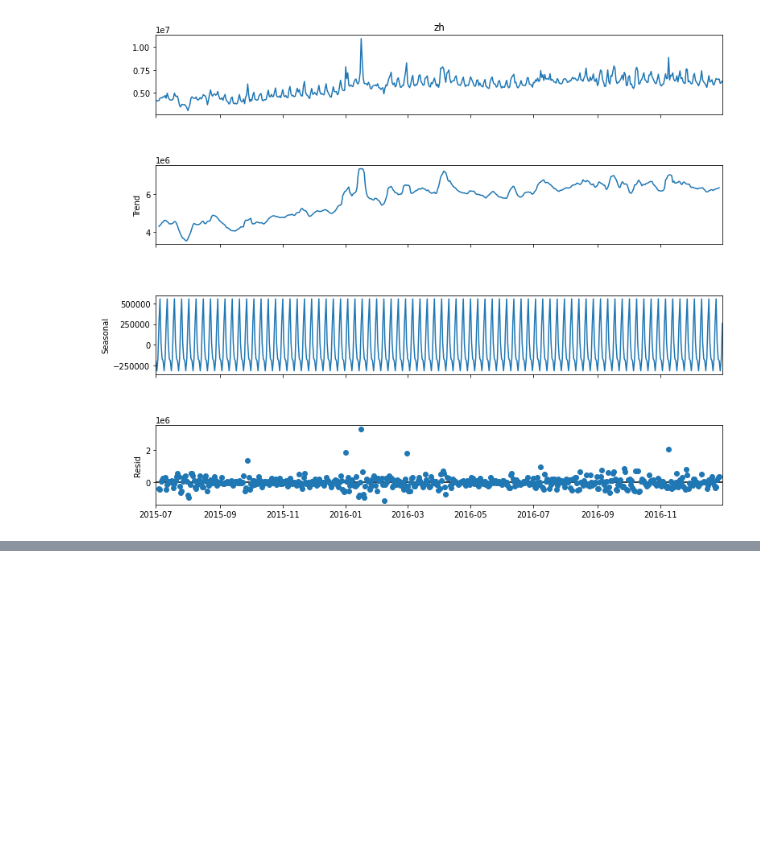
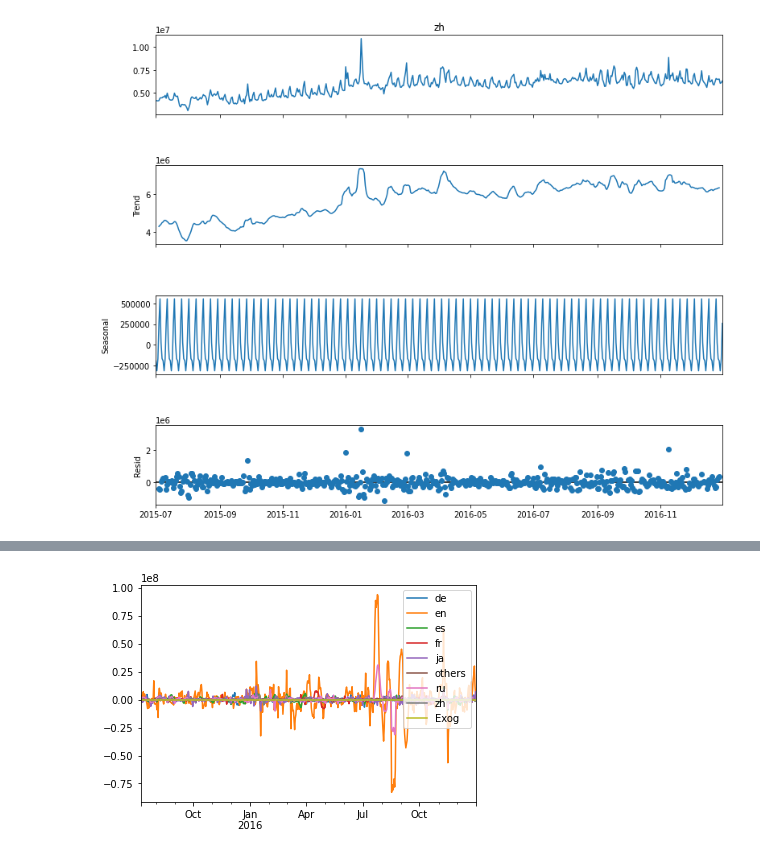
Before and after one commit to atomikkus/time_series, a Jupyter notebook: adease.ipynb, the cells around one changed output, grey strips where cells are left out. Cells and saved outputs as stored; diff of their text form; code cells hidden in the pictures; blank space fills up the shorter version.

```diff
--- a/adease.ipynb
+++ b/adease.ipynb
@@ -335,0 +378,25 @@ results_df
+# %%
+
+import pandas as pd
+
+# Define differencing function
+def differencing(timeseries, lag=1):
+    return timeseries.diff(periods=lag).dropna()
+
+# Initialize an empty DataFrame to store deseasoned and detrended values
+deseasoned_detrended_df = pd.DataFrame()
+
+# Define the seasonal lag (e.g., 12 for monthly data with yearly seasonality)
+seasonal_lag = 7
+
+# Perform deseasoning and detrending for each language column
+for column in l_df_sum.columns:
+    if column != 'Exog':  # Assuming 'Exog' is not a time series data to be differenced
+        deseasoned_detrended_df[column] = differencing(l_df_sum[column], lag=seasonal_lag)
+    else:
+        deseasoned_detrended_df[column] = l_df_sum[column]
+
+# Display the resulting DataFrame
+deseasoned_detrended_df.plot();
+# %% [output]
+[figure, added]
```
Also changed, not shown: parts of 4 cells of this notebook.
